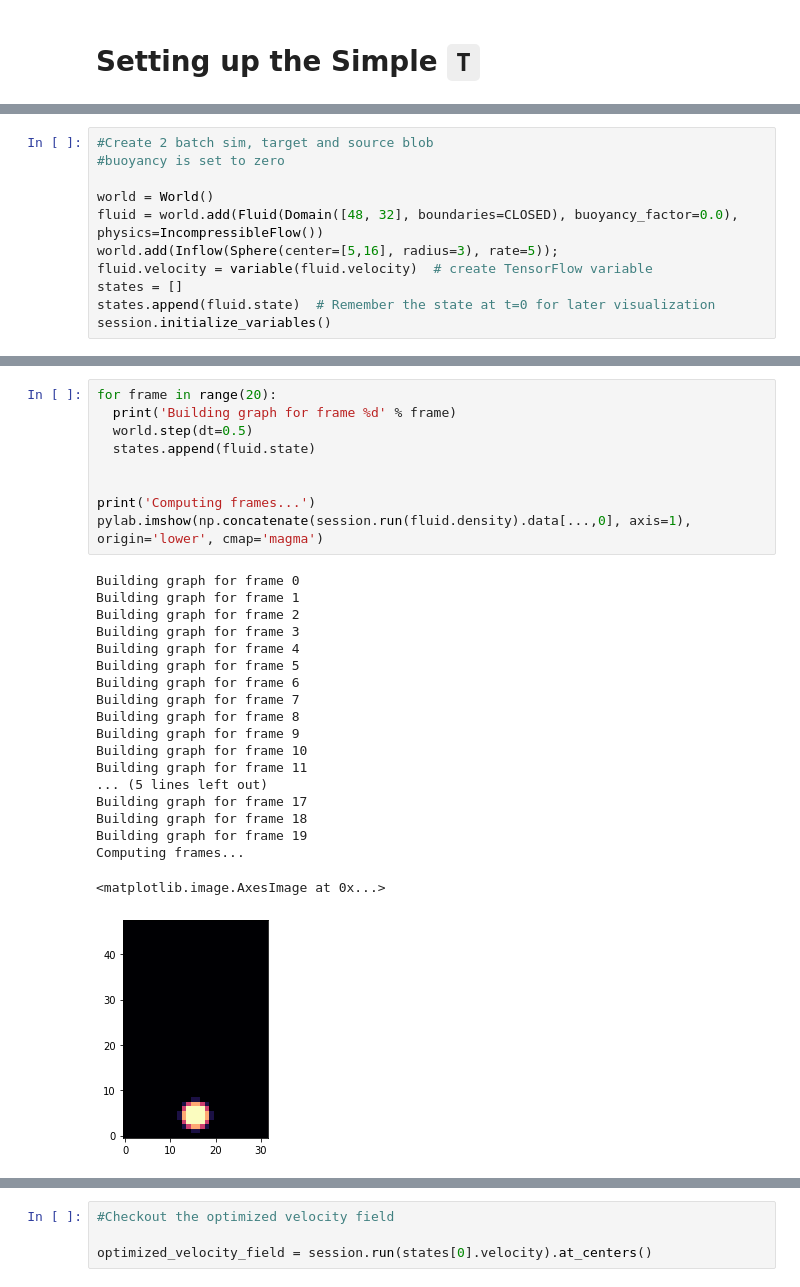
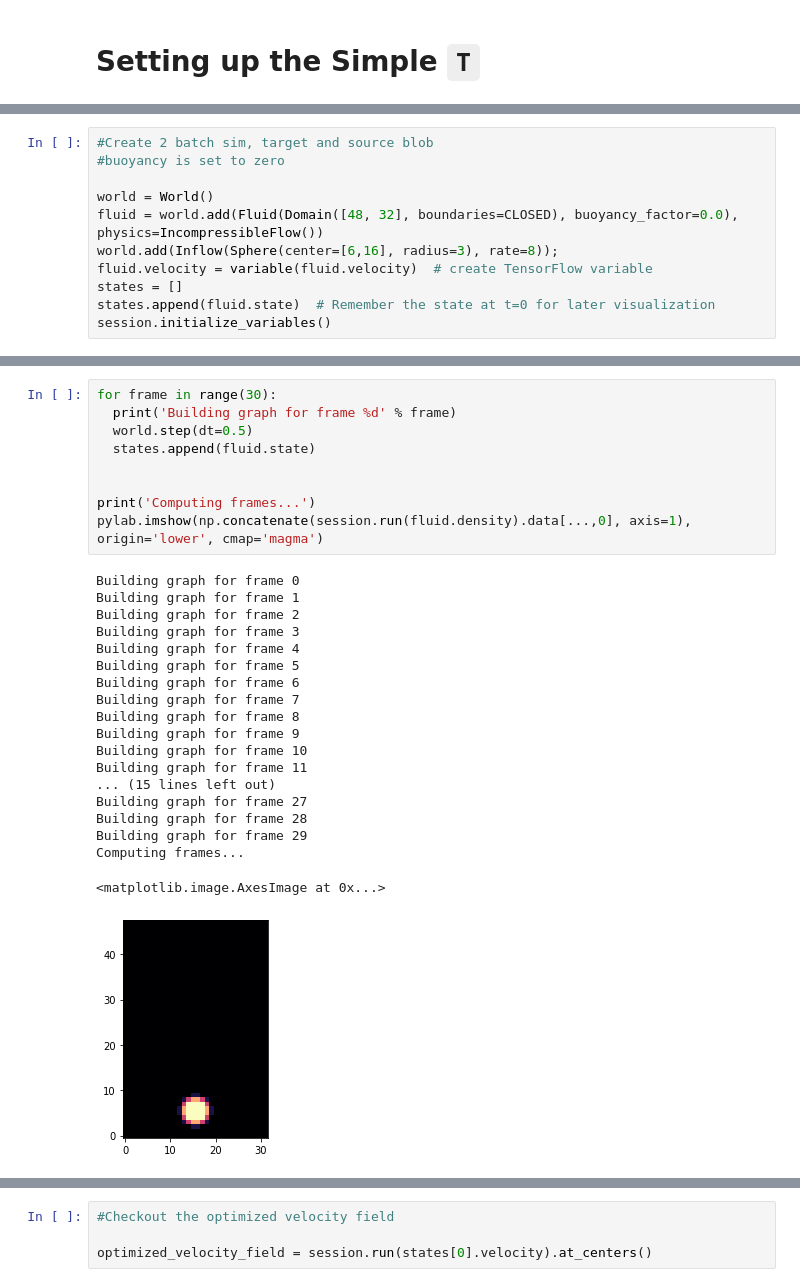
Before and after one commit to intergalacticmammoth/phiflow2blender, a Jupyter notebook: tf_cases/simple_t.ipynb, the cells around one changed output, grey strips where cells are left out. Cells and saved outputs as stored; diff of their text form.

```diff
--- a/tf_cases/simple_t.ipynb
+++ b/tf_cases/simple_t.ipynb
@@ -16,7 +24,7 @@ The autoreload extension is already loaded. To reload it, use:
 
 world = World()
 fluid = world.add(Fluid(Domain([48, 32], boundaries=CLOSED), buoyancy_factor=0.0), physics=IncompressibleFlow())
-world.add(Inflow(Sphere(center=[5,16], radius=3), rate=5));
+world.add(Inflow(Sphere(center=[6,16], radius=3), rate=8));
 fluid.velocity = variable(fluid.velocity)  # create TensorFlow variable
 states = []
 states.append(fluid.state)  # Remember the state at t=0 for later visualization
@@ -30,32 +40,32 @@ session.initialize_variables()
 # %%
-for frame in range(20):
+for frame in range(30):
   print('Building graph for frame %d' % frame)
   world.step(dt=0.5)
   states.append(fluid.state)
 
 
 print('Computing frames...')
 pylab.imshow(np.concatenate(session.run(fluid.density).data[...,0], axis=1), origin='lower', cmap='magma')
 # %% [output]
 Building graph for frame 0
 Building graph for frame 1
 Building graph for frame 2
 Building graph for frame 3
 Building graph for frame 4
 Building graph for frame 5
 Building graph for frame 6
 Building graph for frame 7
 Building graph for frame 8
 Building graph for frame 9
 Building graph for frame 10
 Building graph for frame 11
-... (5 lines left out)
-Building graph for frame 17
-Building graph for frame 18
-Building graph for frame 19
+... (15 lines left out)
+Building graph for frame 27
+Building graph for frame 28
+Building graph for frame 29
 Computing frames...
 <matplotlib.image.AxesImage at 0x...>
-[figure, old version]
+[figure, new version]
 # %%
 #Define loss function
 #Want the densities of the right blob to match the ones of the left blob (target)
```
Also changed, not shown: parts of 9 cells of this notebook, 2 other files.
